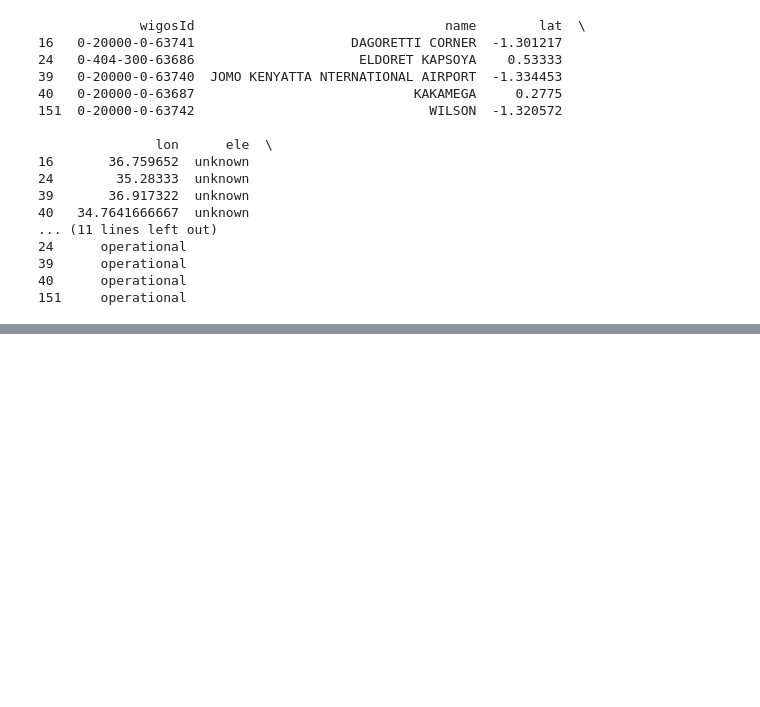
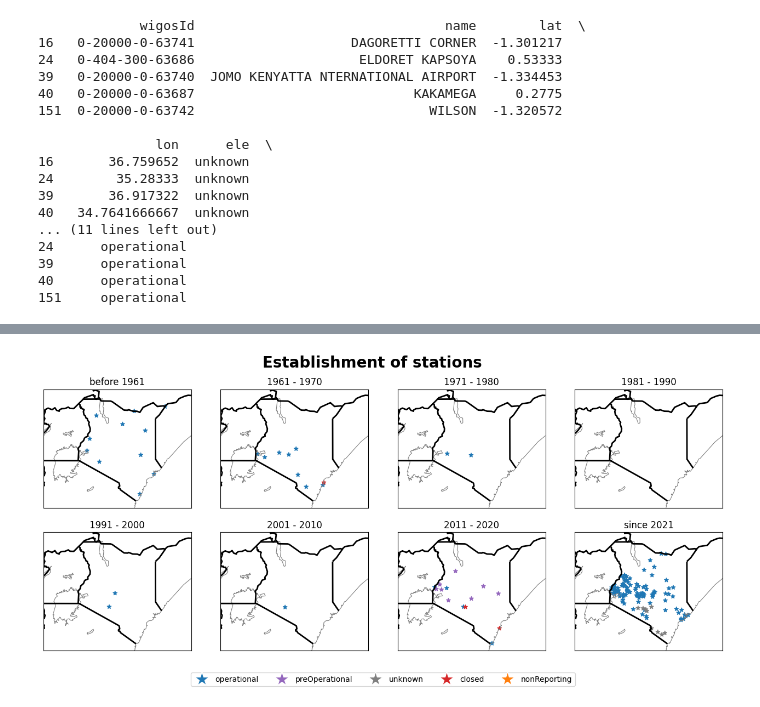
Before and after one commit to joergklausen/oscar-analysis, a Jupyter notebook: sandbox.ipynb, the cells around one changed output, grey strips where cells are left out. Saved outputs shown, nothing was run; the diff lists cells and outputs as text; code cells hidden in the pictures; blank space fills up the shorter version.

```diff
--- a/sandbox.ipynb
+++ b/sandbox.ipynb
@@ -338,0 +341,44 @@ plt.savefig(os.getcwd()+"/Plots/Station_establishment_decade.pdf", bbox_inches='
+# %%
+#### Plot: establishment of the stations (in which decade?) + today's reporting status ####
+
+plt.style.use('default')
+fig, axes = plt.subplots(2,4, figsize=(16,6.2))
+
+axes = axes.ravel()
+
+
+start_d = ["1951-01-01", "1961-01-01", "1971-01-01", "1981-01-01", "1991-01-01", "2001-01-01", "2011-01-01", "2021-01-01", "2031-01-01"]
+
+for i, decade in enumerate(["before 1961", "1961 - 1970", "1971 - 1980", "1981 - 1990", "1991 - 2000", "2001 - 2010", "2011 - 2020", "since 2021"]):
+
+    m = Basemap(projection='lcc', resolution='l', lat_0=0.1, lon_0=37.5, width=1.5E6, height=1.2E6,  ax = axes[i])
+
+    # map background
+    m.drawcoastlines(color='grey', linewidth=0.8)
+
+    m.drawcountries(color='black', linewidth=2)
+
+    df = pd.DataFrame(data["stations"])
+    if i == 0:
+        df = df[(df["dateEstablished"] < start_d[i])]
+    else:
+        df = df[(df["dateEstablished"] >= start_d[i]) & (df["dateEstablished"] < start_d[i+1])]
+
+    if not df.empty:
+        lat = df["lat"]
+        lon = df["lon"]
+        colors = {'operational':'tab:blue', 'preOperational':'tab:purple', 'unknown':'tab:grey', 'closed':'tab:red', 'nonReporting':'tab:orange'}
+        m.scatter(lon, lat, latlon=True, c=df["reportingStatus"].map(colors),s=30,marker="*")
+
+    axes[i].set_title(decade)
+
+plt.suptitle('Establishment of stations', fontsize=20, fontweight="bold")
+
+# handles, labels = axes.get_legend_handles_labels()
+stations = [mlines.Line2D([0], [0], color="w", marker='*',markersize=20,  markerfacecolor=v, label=k) for k, v in colors.items()]
+fig.legend(handles=stations, loc='lower center', ncol=len(stations))
+
+
+plt.savefig(os.getcwd()+"/Plots/Station_establishment_decade_reporting.pdf", bbox_inches='tight')
+# %% [output]
+[figure, added]
```
Also changed, not shown: parts of 1 cell of this notebook, 2 other files.
